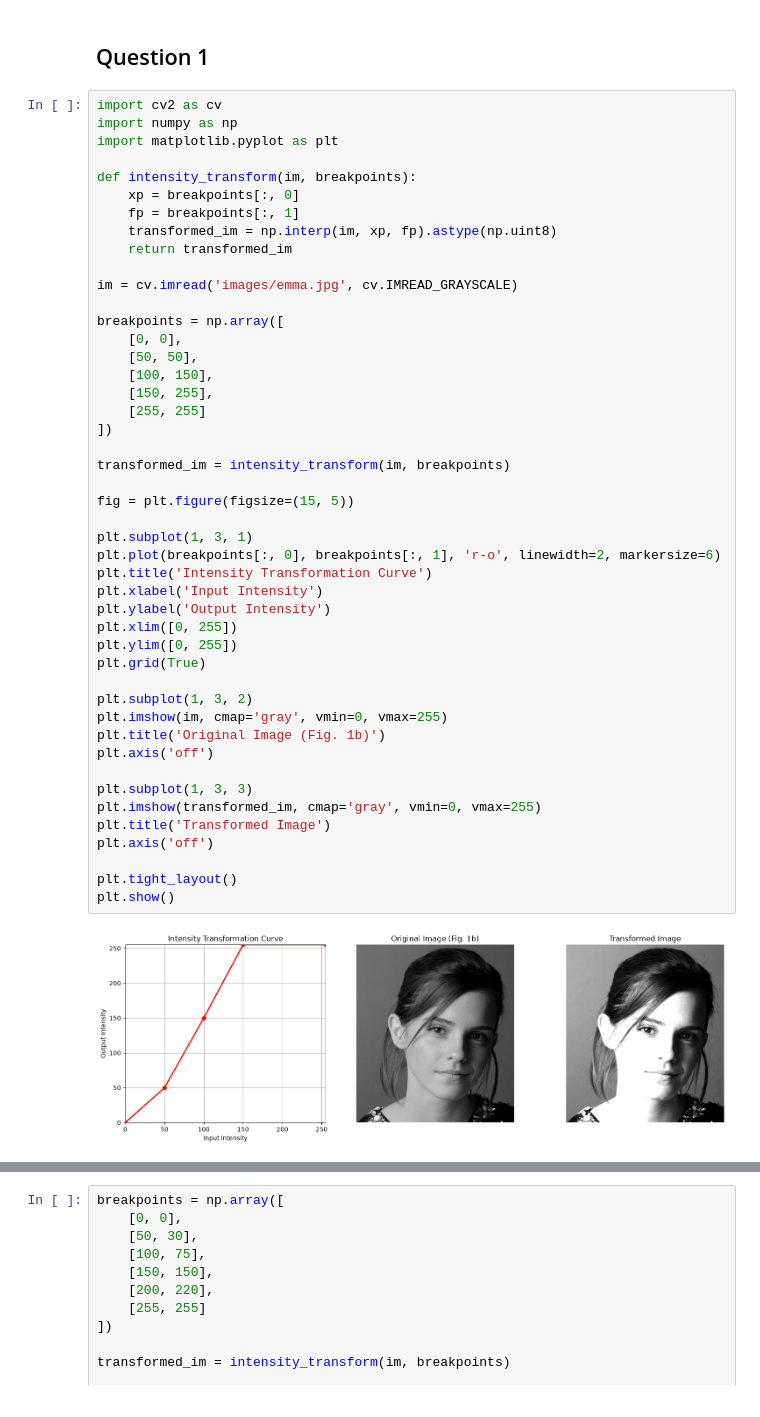
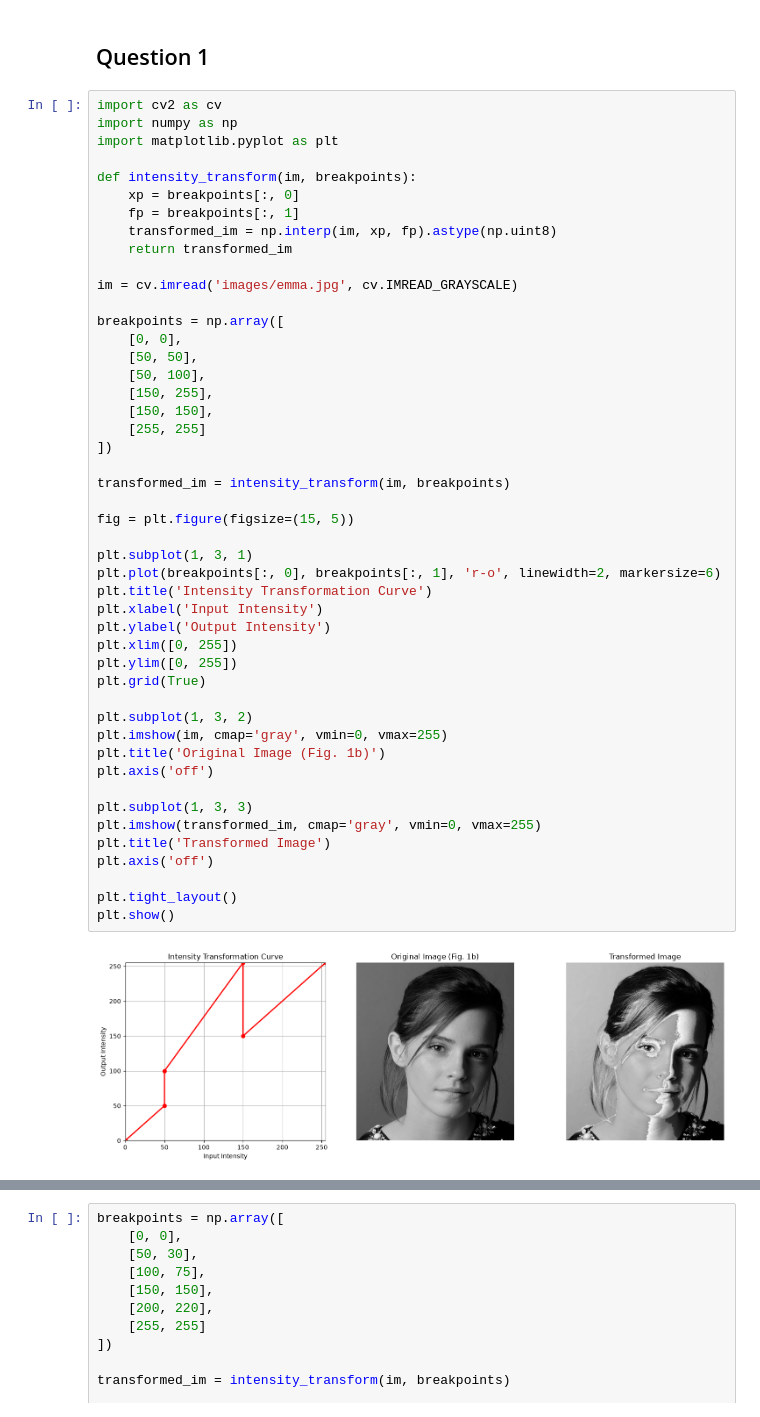
Before and after one commit to HirunaK/Intensity-Transformations-and-Neighborhood-Filtering, a Jupyter notebook: report.ipynb, the cells around one changed output, grey strips where cells are left out. Drawn from its saved outputs; the diff is of its cells as text.

```diff
--- a/report.ipynb
+++ b/report.ipynb
@@ -16,36 +16,37 @@ im = cv.imread('images/emma.jpg', cv.IMREAD_GRAYSCALE)
 breakpoints = np.array([
     [0, 0],
     [50, 50],
-    [100, 150],
+    [50, 100],
     [150, 255],
+    [150, 150],
     [255, 255]
 ])
 
 transformed_im = intensity_transform(im, breakpoints)
 
 fig = plt.figure(figsize=(15, 5))
 
 plt.subplot(1, 3, 1)
 plt.plot(breakpoints[:, 0], breakpoints[:, 1], 'r-o', linewidth=2, markersize=6)
 plt.title('Intensity Transformation Curve')
 plt.xlabel('Input Intensity')
 plt.ylabel('Output Intensity')
 plt.xlim([0, 255])
 plt.ylim([0, 255])
 plt.grid(True)
 
 plt.subplot(1, 3, 2)
 plt.imshow(im, cmap='gray', vmin=0, vmax=255)
 plt.title('Original Image (Fig. 1b)')
 plt.axis('off')
 
 plt.subplot(1, 3, 3)
 plt.imshow(transformed_im, cmap='gray', vmin=0, vmax=255)
 plt.title('Transformed Image')
 plt.axis('off')
 
 plt.tight_layout()
 plt.show()
 # %% [output]
-[figure, old version]
+[figure, new version]
 # %% [markdown]
```
Also changed, not shown: parts of 3 cells of this notebook, 1 other file.
